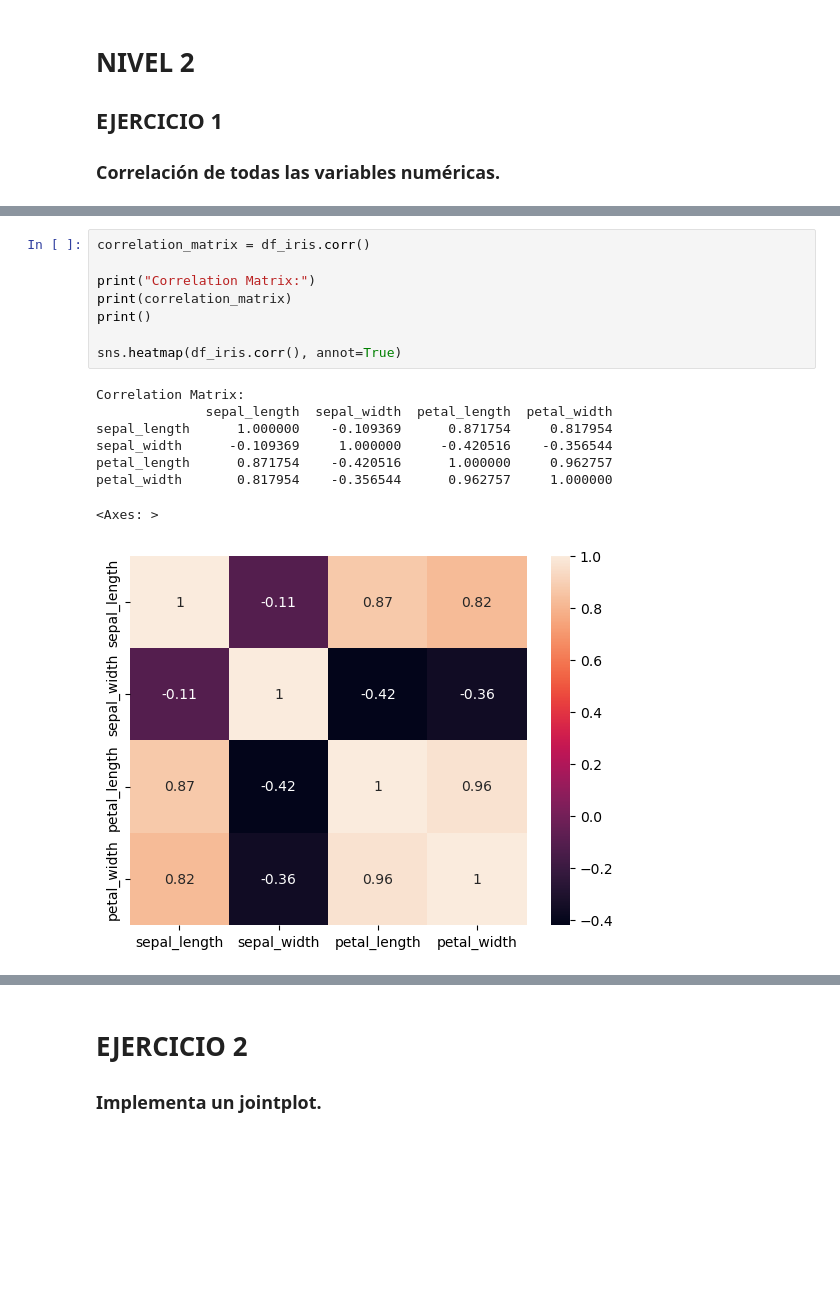
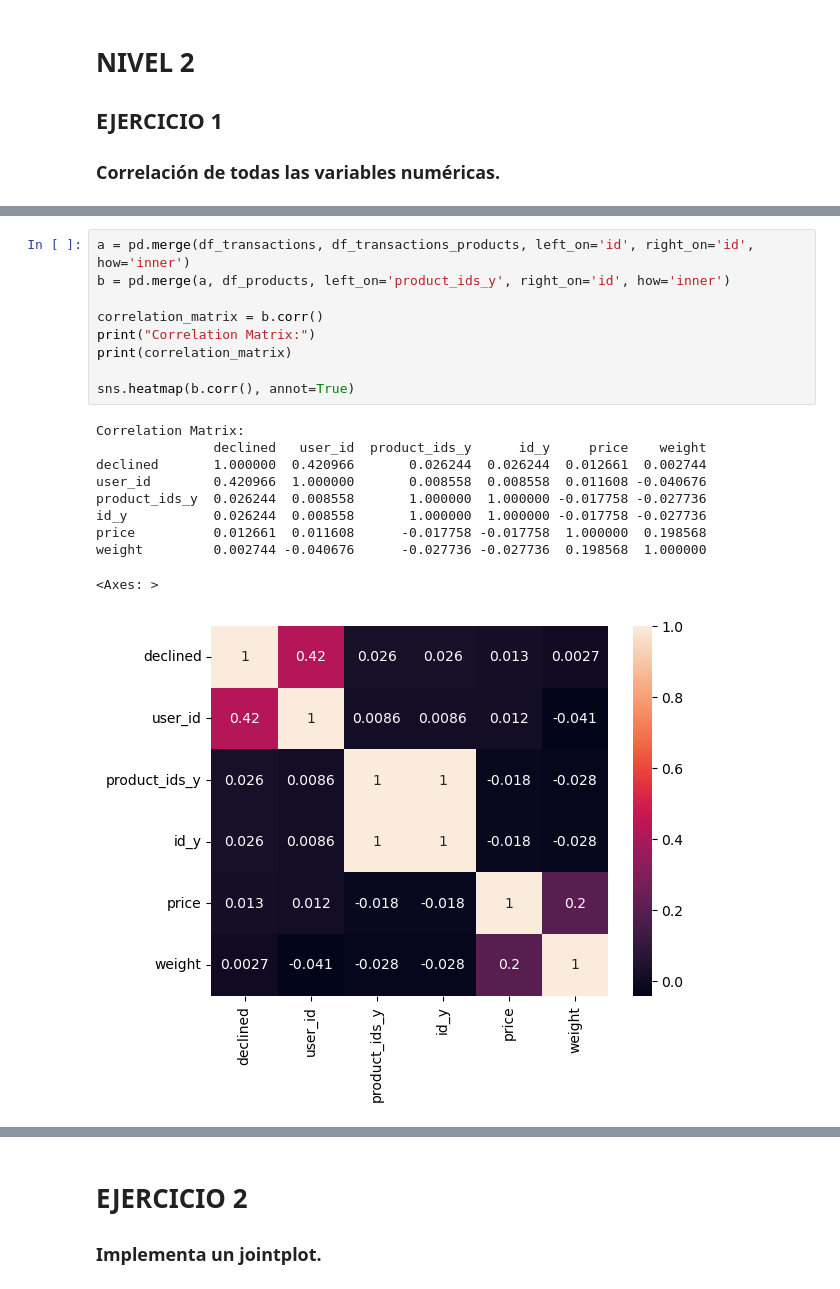
Before and after one commit to shuberth79/Data_Analytics_ITAcademy, a Jupyter notebook: SPRINT 8/8.1/SPRINT 8.1 python (sin claves).ipynb, the cells around one changed output, grey strips where cells are left out. Drawn from its saved outputs; the diff is of its cells as text; blank space fills up the shorter version.

```diff
--- a/SPRINT 8/8.1/SPRINT 8.1 python (sin claves).ipynb
+++ b/SPRINT 8/8.1/SPRINT 8.1 python (sin claves).ipynb
@@ -387,17 +370,20 @@ las demas corelaciones son debiles de las cuales  no superan los 40 puntos
 # %%
-correlation_matrix = df_iris.corr()
+a = pd.merge(df_transactions, df_transactions_products, left_on='id', right_on='id', how='inner')
+b = pd.merge(a, df_products, left_on='product_ids_y', right_on='id', how='inner')
 
+correlation_matrix = b.corr()
 print("Correlation Matrix:")
 print(correlation_matrix)
-print()
 
-sns.heatmap(df_iris.corr(), annot=True)
+sns.heatmap(b.corr(), annot=True)
 # %% [output]
 Correlation Matrix:
-              sepal_length  sepal_width  petal_length  petal_width
-sepal_length      1.000000    -0.109369      0.871754     0.817954
-sepal_width      -0.109369     1.000000     -0.420516    -0.356544
-petal_length      0.871754    -0.420516      1.000000     0.962757
-petal_width       0.817954    -0.356544      0.962757     1.000000
+               declined   user_id  product_ids_y      id_y     price    weight
+declined       1.000000  0.420966       0.026244  0.026244  0.012661  0.002744
+user_id        0.420966  1.000000       0.008558  0.008558  0.011608 -0.040676
+product_ids_y  0.026244  0.008558       1.000000  1.000000 -0.017758 -0.027736
+id_y           0.026244  0.008558       1.000000  1.000000 -0.017758 -0.027736
+price          0.012661  0.011608      -0.017758 -0.017758  1.000000  0.198568
+weight         0.002744 -0.040676      -0.027736 -0.027736  0.198568  1.000000
 <Axes: >
-[figure, old version]
+[figure, new version]
```
Also changed, not shown: parts of 10 cells of this notebook.
